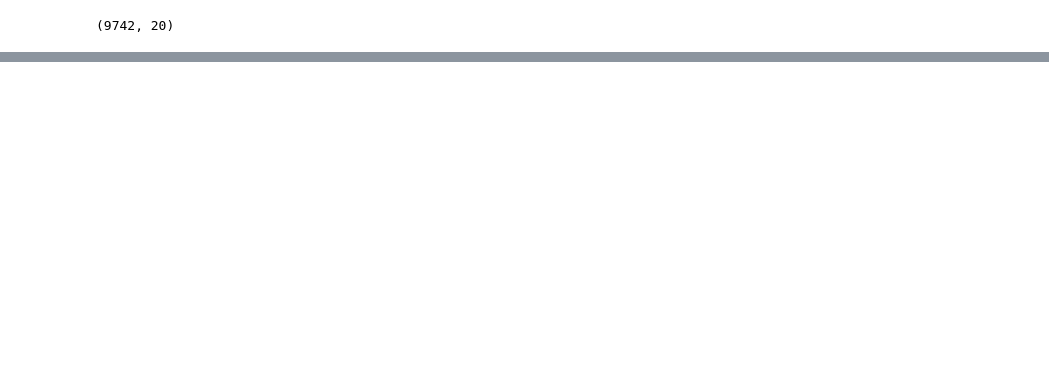
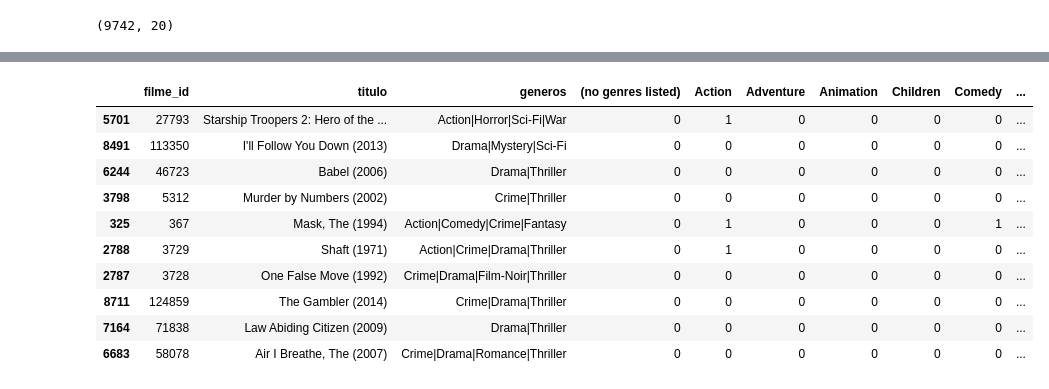
Before and after one commit to marcioshochi/data-scientist-trainning, a Jupyter notebook: treinamentoMachineLearning.ipynb, the cells around one changed output, grey strips where cells are left out. Saved outputs shown, nothing was run; the diff lists cells and outputs as text; code cells hidden in the pictures; blank space fills up the shorter version.

```diff
--- a/treinamentoMachineLearning.ipynb
+++ b/treinamentoMachineLearning.ipynb
@@ -66,0 +120,17 @@ grupos [0 0 1 ... 1 0 1]
+# %%
+# Filtra por Grupo
+grupos = 0
+filtro = modelo.labels_ == grupos
+dados_dos_filmes[filtro].sample(10)
+# %% [output]
+|  | filme_id | titulo | generos | (no genres listed) | Action | Adventure | Animation | Children | Comedy | ... |
+| 5701 | 27793 | Starship Troopers 2: Hero of the ... | Action|Horror|Sci-Fi|War | 0 | 1 | 0 | 0 | 0 | 0 | ... |
+| 8491 | 113350 | I'll Follow You Down (2013) | Drama|Mystery|Sci-Fi | 0 | 0 | 0 | 0 | 0 | 0 | ... |
+| 6244 | 46723 | Babel (2006) | Drama|Thriller | 0 | 0 | 0 | 0 | 0 | 0 | ... |
+| 3798 | 5312 | Murder by Numbers (2002) | Crime|Thriller | 0 | 0 | 0 | 0 | 0 | 0 | ... |
+| 325 | 367 | Mask, The (1994) | Action|Comedy|Crime|Fantasy | 0 | 1 | 0 | 0 | 0 | 1 | ... |
+| 2788 | 3729 | Shaft (1971) | Action|Crime|Drama|Thriller | 0 | 1 | 0 | 0 | 0 | 0 | ... |
+| 2787 | 3728 | One False Move (1992) | Crime|Drama|Film-Noir|Thriller | 0 | 0 | 0 | 0 | 0 | 0 | ... |
+| 8711 | 124859 | The Gambler (2014) | Crime|Drama|Thriller | 0 | 0 | 0 | 0 | 0 | 0 | ... |
+| 7164 | 71838 | Law Abiding Citizen (2009) | Drama|Thriller | 0 | 0 | 0 | 0 | 0 | 0 | ... |
+| 6683 | 58078 | Air I Breathe, The (2007) | Crime|Drama|Romance|Thriller | 0 | 0 | 0 | 0 | 0 | 0 | ... |
```
Also changed, not shown: parts of 9 cells of this notebook.
